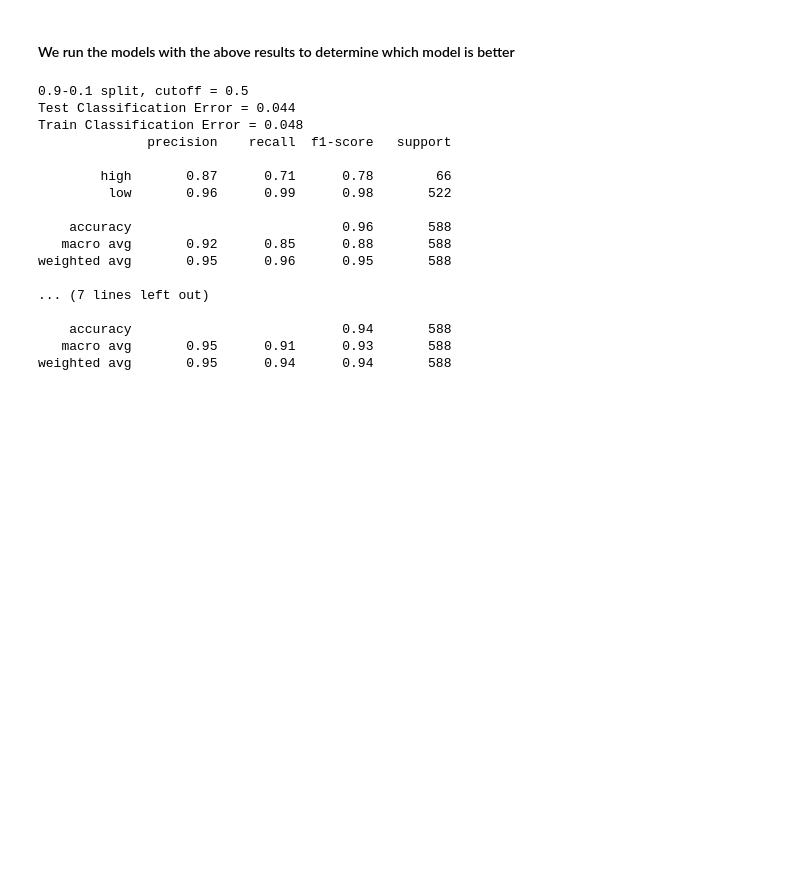
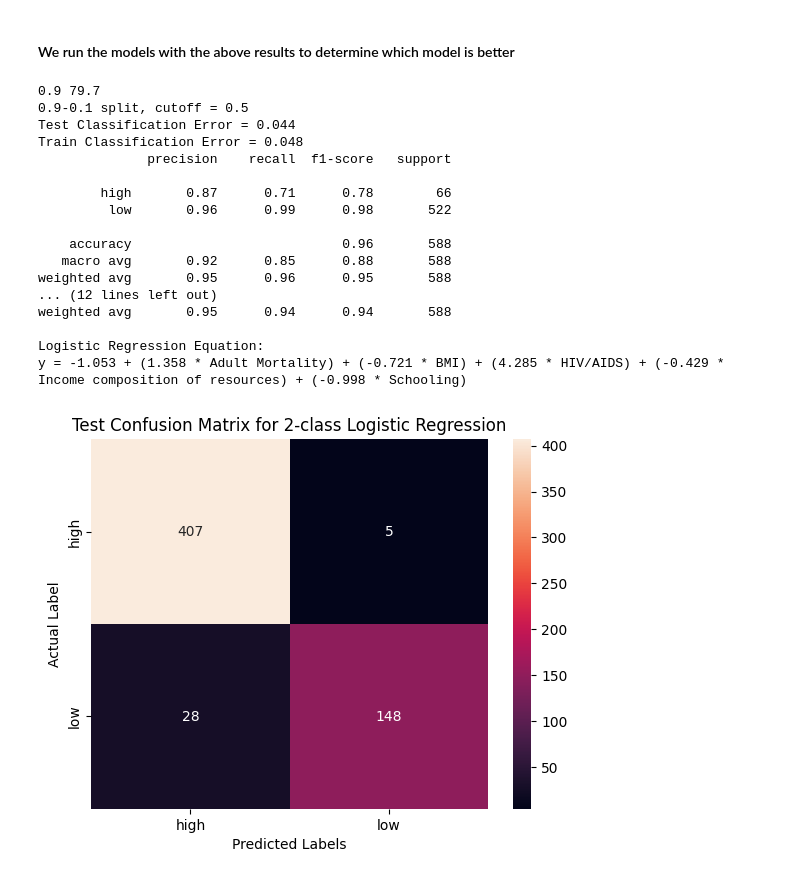
Before and after one commit to rishab-t0910/stat432_final_project, a Jupyter notebook: final_project.ipynb, the cells around one changed output. Saved outputs shown, nothing was run; the diff lists cells and outputs as text; code cells hidden in the pictures; blank space fills up the shorter version.

```diff
--- a/final_project.ipynb
+++ b/final_project.ipynb
@@ -411,6 +427,7 @@ for q in [0.9, 0.3]:
 
     ## Bounds for low, medium, high expectancy
     q1 = df['Life expectancy'].quantile(q)
+    print(q, q1)
 
     train_data['Life expectancy category'] = train_data['Life expectancy'].apply(lambda x: "low" if x < q1 else "high")
     test_data['Life expectancy category'] = test_data['Life expectancy'].apply(lambda x: "low" if x < q1 else "high")
@@ -426,42 +443,74 @@ for q in [0.9, 0.3]:
     y_two_train_pred = two_log_mod.predict(X_two_train)
 
     ## Combine results in df
-    two_test_results = pd.DataFrame({"Country": test_data['Country'], "Year": test_data['Year'], "Prediction": y_two_pred, "Actual": y_two_test})
+    two_test_results = pd.DataFrame({"Country": test_data['Country'], "Year": test_data['Year'], "Prediction": y_two_pred, \
+                                     "Actual": y_two_test, "Actual LE": test_data["Life expectancy"]})
     two_prob_prediction = two_log_mod.predict_proba(X_two_test)
 
     for i in range(len(two_classes)):
         two_test_results[f'P({two_classes[i]})'] = two_prob_prediction[:, i]
 
     ## Create cutoff probability
     two_test_results['Prediction'] = two_test_results.apply(lambda x: "high" if x['P(high)'] >= cut_off else "low", axis = 1)
     test_conf_matrix = confusion_matrix(y_true = two_test_results['Actual'], y_pred = two_test_results['Prediction'], labels = two_classes)
     test_classification_error = 1-(sum(np.diag(test_conf_matrix))/sum(sum(test_conf_matrix)))
 
     ## Calculate metrics
     ## Calculate metrics
     ## Recall = Sensitivity = TP/(TP + FN), Precision = TP/(TP + FP),
     ## F1 score = 2 * Precision * Sensitivity/(Precision + Sensitivity), Support = Row Sum
 
-    train_error = round(1-accuracy_score(y_true = y_two_train, y_pred=y_two_train_pred), 3)
+    train_error = round(1-accuracy_score(y_true = y_two_train, y_pred = y_two_train_pred), 3)
+    test_error = round(1-accuracy_score(y_true = two_test_results['Actual'], y_pred = two_test_results['Prediction']), 3)
+
     print(f"{q}-{round(1-q, 2)} split, cutoff = {cut_off}")
-    print("Test Classification Error =", round(best_test_error, 3))
+    print("Test Classification Error =", test_error)
     print("Train Classification Error =", train_error)
     print(classification_report(y_true = y_two_test, y_pred = y_two_pred))
+
+    if q == 0.3:
+        sns.heatmap(test_conf_matrix, annot = True, fmt = 'g')
+        plt.xlabel("Predicted Labels")
+        plt.ylabel("Actual Label")
+        plt.title("Test Confusion Matrix for 2-class Logistic Regression")
+        plt.xticks(ticks = [0.5, 1.5], labels = two_classes)
+        plt.yticks(ticks = [0.5, 1.5], labels = two_classes)
+        plt.savefig(f"{path}/Best Confusion Matrix for 2 class")
+
+        false_positive = two_test_results[(two_test_results['Actual'] == 'high') & (two_test_results['Prediction'] == 'low')]
+        false_negative = two_test_results[(two_test_results['Prediction'] == 'high') & (two_test_results['Actual'] == 'low')]
+
+        # Get the coefficients of the logistic regression model
+        coefficients = two_log_mod.coef_
+
+        # Get the intercept of the logistic regression model
+        intercept = two_log_mod.intercept_
+
+        # Get the names of the predictor variables
+        predictor_names = train_data[pred].columns
+
+        # Print the equation of the logistic regression model
+        print("Logistic Regression Equation:")
+        equation = "y = " + str(round(intercept[0], 3))
+        for i, predictor in enumerate(predictor_names):
+            equation += " + (" + str(round(coefficients[0][i], 3)) + " * " + predictor + ")"
+        print(equation)
 # %% [output]
+0.9 79.7
 0.9-0.1 split, cutoff = 0.5
 Test Classification Error = 0.044
 Train Classification Error = 0.048
               precision    recall  f1-score   support
 
         high       0.87      0.71      0.78        66
          low       0.96      0.99      0.98       522
 
     accuracy                           0.96       588
    macro avg       0.92      0.85      0.88       588
 weighted avg       0.95      0.96      0.95       588
+... (12 lines left out)
+weighted avg       0.95      0.94      0.94       588
 
-... (7 lines left out)
-
-    accuracy                           0.94       588
-   macro avg       0.95      0.91      0.93       588
-weighted avg       0.95      0.94      0.94       588
+Logistic Regression Equation:
+y = -1.053 + (1.358 * Adult Mortality) + (-0.721 * BMI) + (4.285 * HIV/AIDS) + (-0.429 * Income composition of resources) + (-0.998 * Schooling)
+[figure, added]
```
Also changed, not shown: parts of 5 cells of this notebook, 10 other files.
